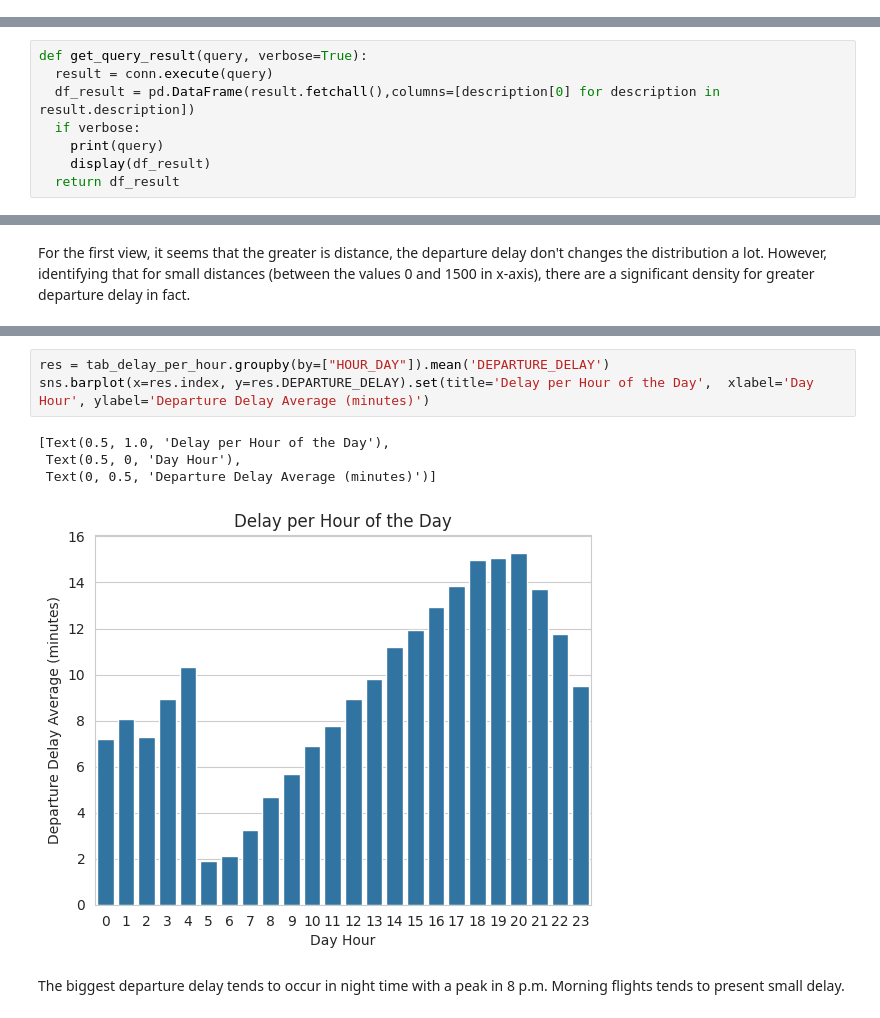
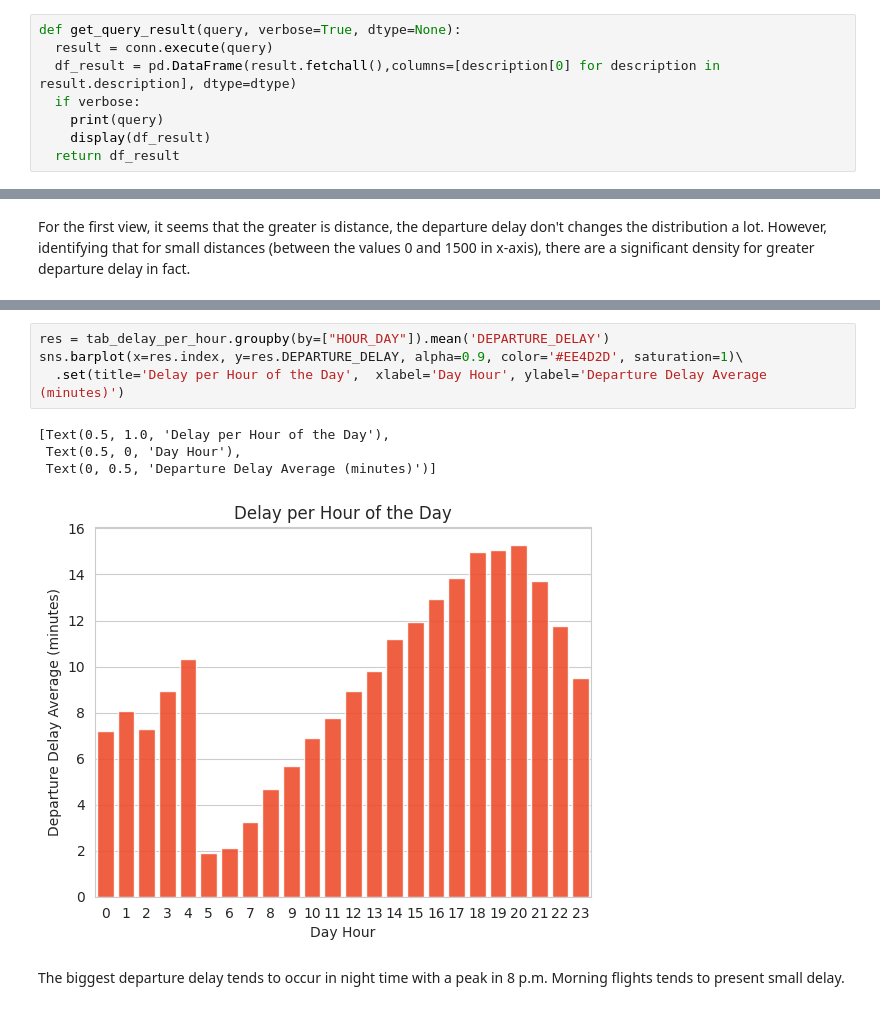
Before and after one commit to bmorbin/flights-delay, a Jupyter notebook: Cópia_de_D&N_Teste_de_Conhecimentos_em_Dados.ipynb, the cells around one changed output, grey strips where cells are left out. Saved outputs shown, nothing was run; the diff lists cells and outputs as text.

```diff
--- a/Cópia_de_D&N_Teste_de_Conhecimentos_em_Dados.ipynb
+++ b/Cópia_de_D&N_Teste_de_Conhecimentos_em_Dados.ipynb
@@ -398,6 +391,14 @@ Identify the top 5 airports with the highest number of delays. Consider departur
 def query_result(query):
   result = conn.execute(query)
   return display(pd.DataFrame(result.fetchall(),columns=[description[0] for description in result.description]))
+# %%
+def get_query_result(query, verbose=True, dtype=None):
+  result = conn.execute(query)
+  df_result = pd.DataFrame(result.fetchall(),columns=[description[0] for description in result.description], dtype=dtype)
+  if verbose:
+    print(query)
+    display(df_result)
+  return df_result
 # %%
 # Getting the top 5 airports with highest number of delays,
 # considering delay with DEPARTURE_DELAY > 0
@@ -744,14 +759,6 @@ import seaborn as sns
 import matplotlib.pyplot as plt
 from matplotlib.colors import LogNorm
 import plotly.graph_objects as go
-# %%
-def get_query_result(query, verbose=True):
-  result = conn.execute(query)
-  df_result = pd.DataFrame(result.fetchall(),columns=[description[0] for description in result.description])
-  if verbose:
-    print(query)
-    display(df_result)
-  return df_result
 # %% [markdown]
 ---
 ## Distribution of Delays by Airline
@@ -1105,11 +1114,12 @@ tab_delay_per_hour.sample(10)
 # %%
 res = tab_delay_per_hour.groupby(by=["HOUR_DAY"]).mean('DEPARTURE_DELAY')
-sns.barplot(x=res.index, y=res.DEPARTURE_DELAY).set(title='Delay per Hour of the Day',  xlabel='Day Hour', ylabel='Departure Delay Average (minutes)')
+sns.barplot(x=res.index, y=res.DEPARTURE_DELAY, alpha=0.9, color='#EE4D2D', saturation=1)\
+  .set(title='Delay per Hour of the Day',  xlabel='Day Hour', ylabel='Departure Delay Average (minutes)')
 # %% [output]
 [Text(0.5, 1.0, 'Delay per Hour of the Day'),
  Text(0.5, 0, 'Day Hour'),
  Text(0, 0.5, 'Departure Delay Average (minutes)')]
-[figure, old version]
+[figure, new version]
 # %% [markdown]
 The biggest departure delay tends to occur in night time with a peak in 8 p.m. Morning flights tends to present small delay.
 # %% [markdown]
```
Also changed, not shown: parts of 36 cells of this notebook.
